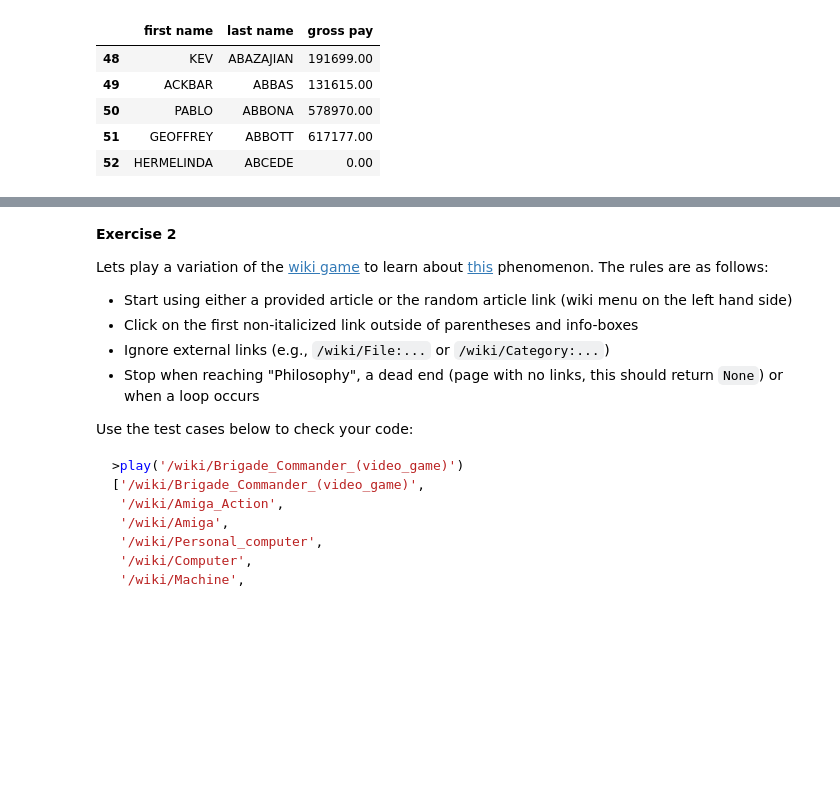
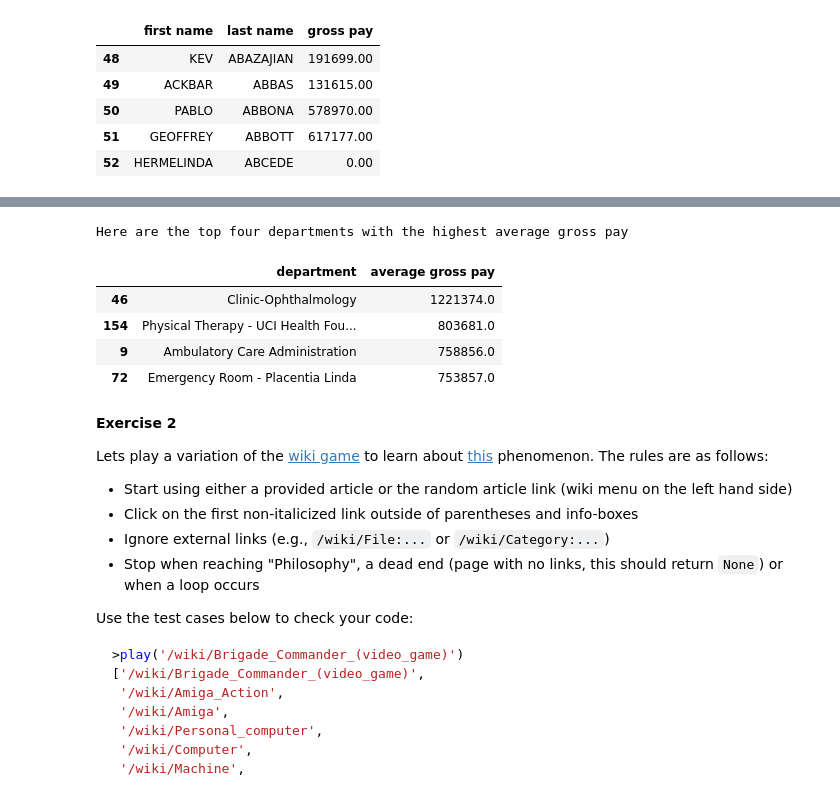
Before and after one commit to random-logic/sta141b-hw, a Jupyter notebook: 03-homework.ipynb, the cells around one changed output, grey strips where cells are left out. Drawn from its saved outputs; the diff is of its cells as text; code cells hidden in the pictures; blank space fills up the shorter version.

```diff
--- a/03-homework.ipynb
+++ b/03-homework.ipynb
@@ -162,3 +191,19 @@ get_department('pablo', 'abbona')
+# %%
+df = df.dropna(subset=["department"])
+
+df_grouped = df.groupby("department", as_index=False)["gross pay"].mean()
+df_grouped.rename(columns={"gross pay": "average gross pay"}, inplace=True)
+df_grouped = df_grouped.sort_values(by="average gross pay", ascending=False)
+
+print("Here are the top four departments with the highest average gross pay")
+df_grouped.head(4)
+# %% [output]
+Here are the top four departments with the highest average gross pay
+|  | department | average gross pay |
+| 46 | Clinic-Ophthalmology | 1221374.0 |
+| 154 | Physical Therapy - UCI Health Fou... | 803681.0 |
+| 9 | Ambulatory Care Administration | 758856.0 |
+| 72 | Emergency Room - Placentia Linda | 753857.0 |
 # %% [markdown]
 __Exercise 2__
 
```
Also changed, not shown: parts of 8 cells of this notebook, 1 other file.
